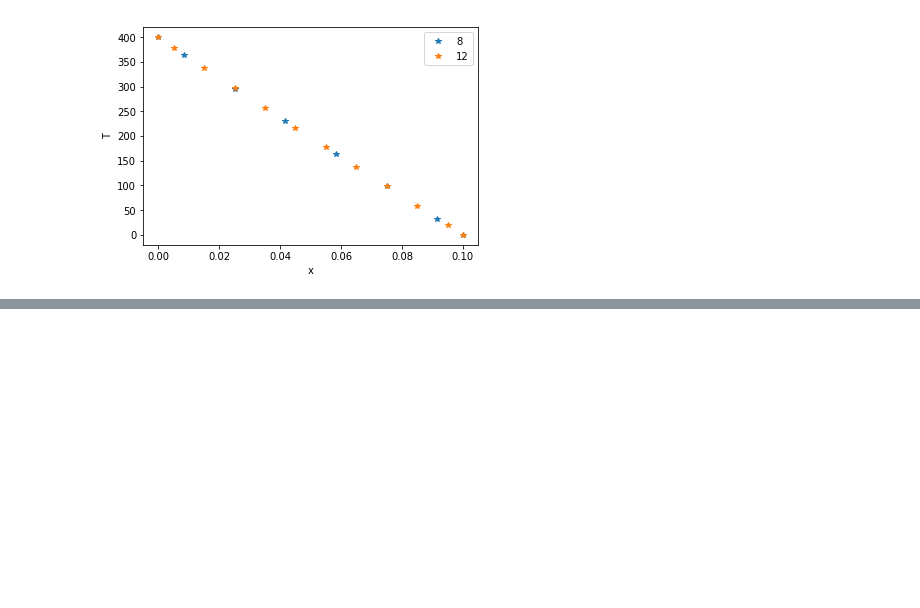
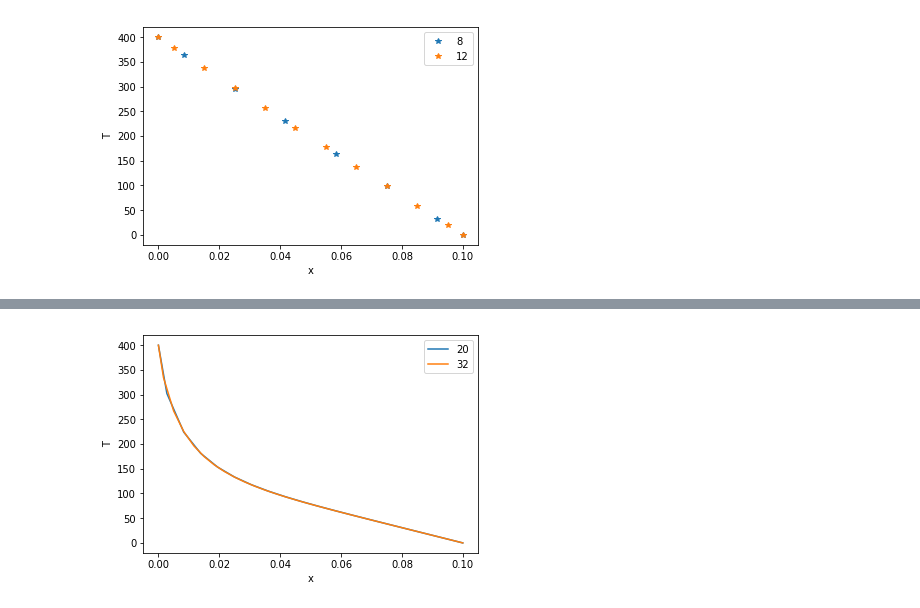
Before and after one commit to khfaisal/MME9710, a Jupyter notebook: Assignment 1/Basic codes/Problem-4 basic implicit.ipynb, the cells around one changed output, grey strips where cells are left out. Cells and saved outputs as stored; diff of their text form; code cells hidden in the pictures; blank space fills up the shorter version.

```diff
--- a/Assignment 1/Basic codes/Problem-4 basic implicit.ipynb
+++ b/Assignment 1/Basic codes/Problem-4 basic implicit.ipynb
@@ -563,0 +985,15 @@ plt.show()
+# %%
+%matplotlib inline
+import matplotlib.pyplot as plt
+
+i = 0
+for x, T in zip(xPosition, Temp):
+    plt.plot(x, T, '-', label=str(len(xPosition[i])))
+    i=i+1
+
+plt.xlabel("x")
+plt.ylabel("T")
+plt.legend()
+plt.show()
+# %% [output]
+[figure, added]
```
Also changed, not shown: parts of 25 cells of this notebook.
